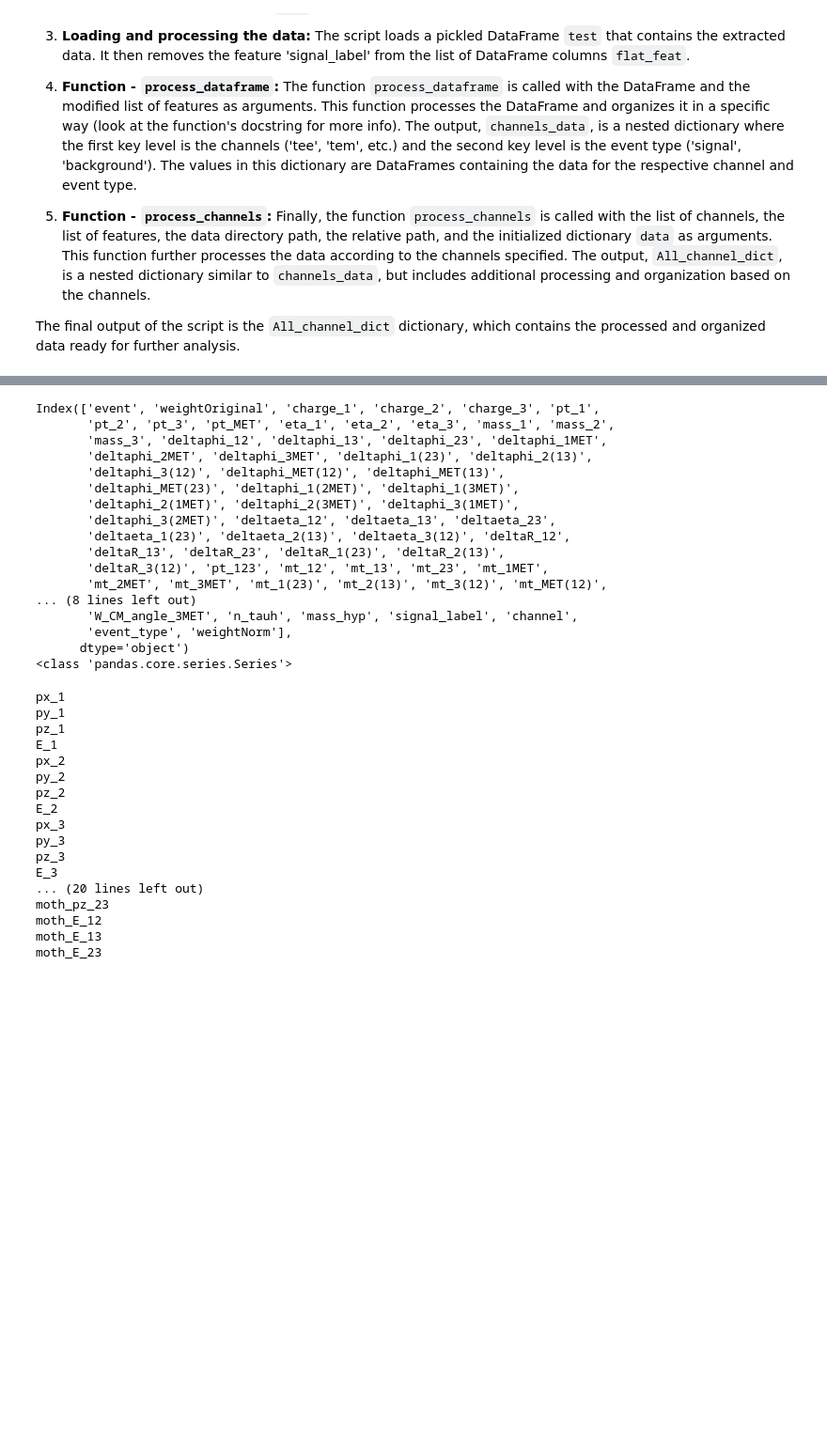
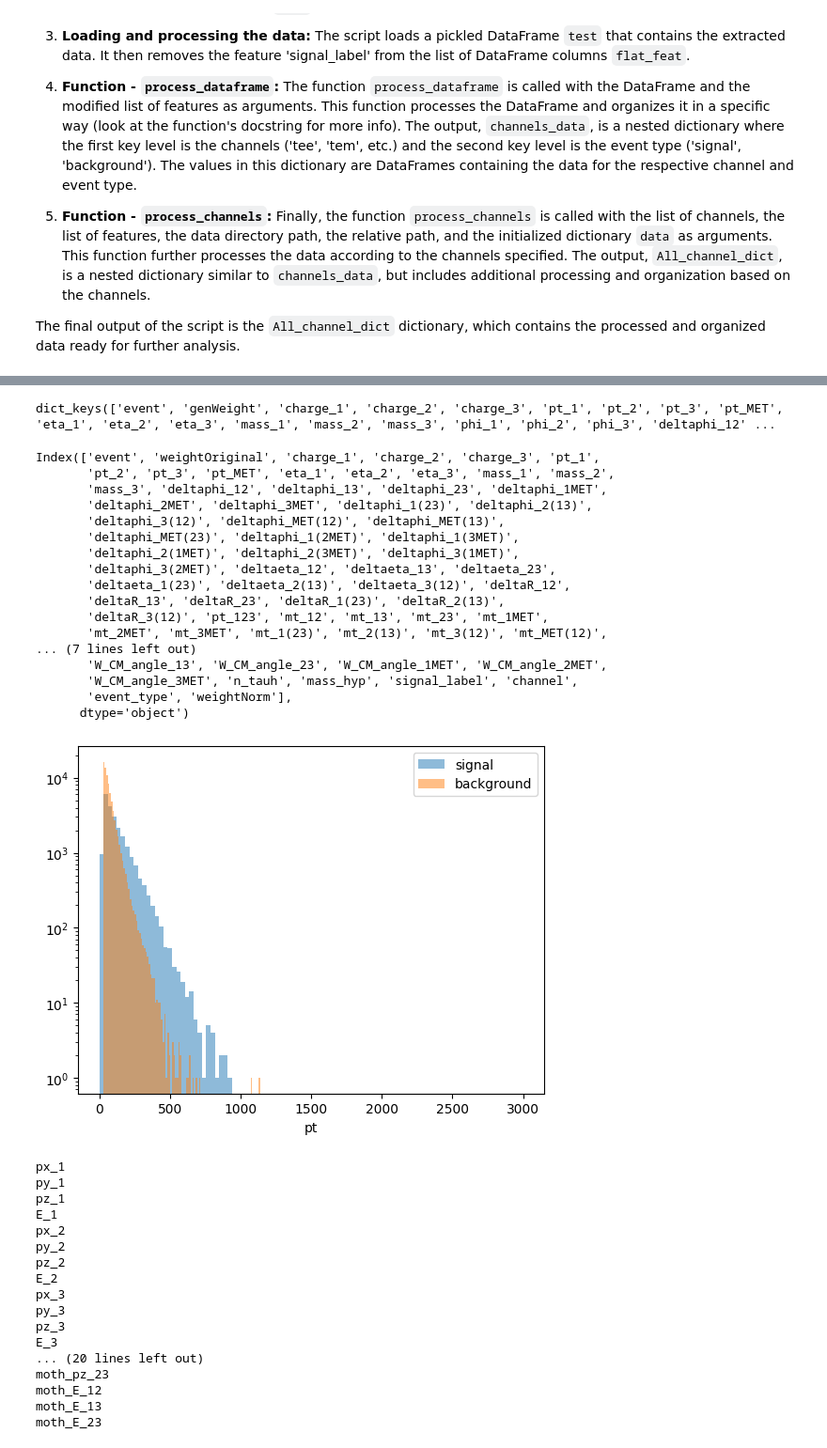
Before and after one commit to DimaPdemler/HNLclassifier, a Jupyter notebook: SignificancePlotting/SignificanceCalculation.ipynb, the cells around one changed output, grey strips where cells are left out. Shown: that part at 94% size. Cells and saved outputs as stored; diff of their text form; code cells hidden in the pictures; blank space fills up the shorter version.

```diff
--- a/SignificancePlotting/SignificanceCalculation.ipynb
+++ b/SignificancePlotting/SignificanceCalculation.ipynb
@@ -79,7 +79,11 @@ KeyboardInterrupt:
+# %%
+print(All_channel_dict['tee']['signal'].keys())
+# %% [output]
+dict_keys(['event', 'genWeight', 'charge_1', 'charge_2', 'charge_3', 'pt_1', 'pt_2', 'pt_3', 'pt_MET', 'eta_1', 'eta_2', 'eta_3', 'mass_1', 'mass_2', 'mass_3', 'phi_1', 'phi_2', 'phi_3', 'deltaphi_12' ...
 # %%
 test2 = pd.read_pickle(output_dir + '/TEST10_test_aug3')
 print(test2.columns)
-print(type(test2['deltaeta_12']))
+
 signal_mask=test2['signal_label']==1
 # %% [output]
 Index(['event', 'weightOriginal', 'charge_1', 'charge_2', 'charge_3', 'pt_1',
@@ -94,11 +98,25 @@ Index(['event', 'weightOriginal', 'charge_1', 'charge_2', 'charge_3', 'pt_1',
        'deltaR_13', 'deltaR_23', 'deltaR_1(23)', 'deltaR_2(13)',
        'deltaR_3(12)', 'pt_123', 'mt_12', 'mt_13', 'mt_23', 'mt_1MET',
        'mt_2MET', 'mt_3MET', 'mt_1(23)', 'mt_2(13)', 'mt_3(12)', 'mt_MET(12)',
-... (8 lines left out)
+... (7 lines left out)
+       'W_CM_angle_13', 'W_CM_angle_23', 'W_CM_angle_1MET', 'W_CM_angle_2MET',
        'W_CM_angle_3MET', 'n_tauh', 'mass_hyp', 'signal_label', 'channel',
        'event_type', 'weightNorm'],
       dtype='object')
-<class 'pandas.core.series.Series'>
+# %%
+s_pt1=test2['pt_3'][signal_mask]
+# s_pt2=test2['pt_2'][signal_mask]
+# s_pt3 = test2['pt_3'][signal_mask]
+b_pt1=test2['pt_3'][~signal_mask]
+bins= np.linspace(0,3000,100)
+plt.hist(s_pt1, bins=bins, alpha=0.5, label='signal')
+plt.hist(b_pt1, bins=100, alpha=0.5, label='background')
+plt.legend(loc='upper right')
+plt.yscale('log')
+plt.xlabel('pt')
+plt.show()
+# %% [output]
+[figure, added]
 # %%
 signal_mask = test2['signal_label'] == 1
 background_mask = ~signal_mask
```
Also changed, not shown: parts of 1 cell of this notebook, 27 other files.
